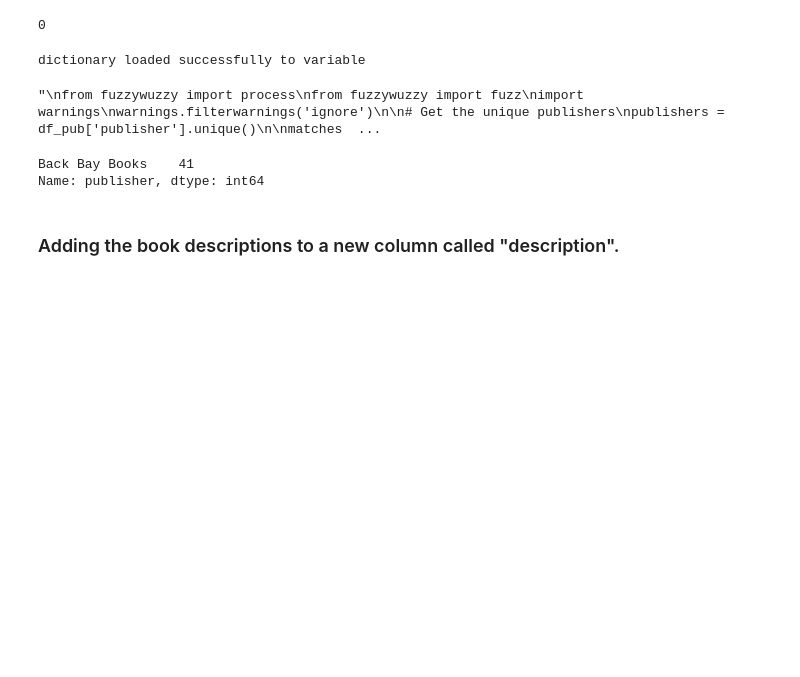
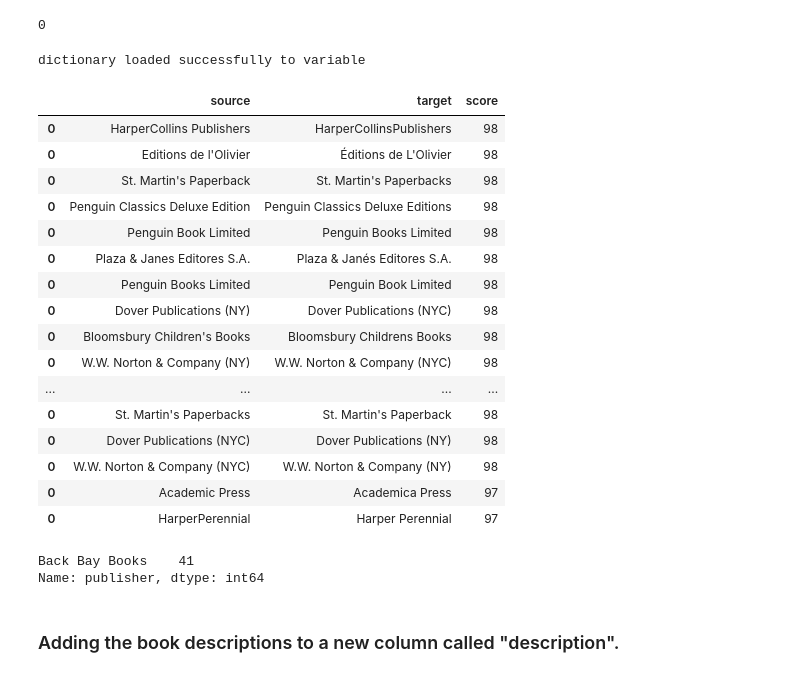
Before and after one commit to berkayersoy/Project6_Books, a Jupyter notebook: books_project.ipynb, the cells around one changed output. Drawn from its saved outputs; the diff is of its cells as text; code cells hidden in the pictures; blank space fills up the shorter version.

Commit message:
updated books_machine_learning with comments

```diff
--- a/books_project.ipynb
+++ b/books_project.ipynb
@@ -259,28 +256,44 @@ df['genre'] = df['bookID'].astype(str).map(final_genres_dictionary)
 # df_pub means DataFrame publishers, I will try to fix the publishers on this variable.
 df_pub = df
 # %%
-'''
+
 from fuzzywuzzy import process
 from fuzzywuzzy import fuzz
 import warnings
 warnings.filterwarnings('ignore')
 
 # Get the unique publishers
 publishers = df_pub['publisher'].unique()
 
 matches = pd.DataFrame(columns=['source', 'target', 'score'])
 
 for i, source in enumerate(publishers):
     targets = [p for j, p in enumerate(publishers) if j != i]
     results = process.extract(source, targets, scorer=fuzz.token_sort_ratio)
-    matches = matches.append(pd.DataFrame({'source': source, 'target': [r[0] for r in results], 'score': [r[1] for r in results]}))
+    matches = matches.append(pd.DataFrame({'source': source,
+    'target': [r[0] for r in results], 'score': [r[1] for r in results]}))
 
 matches_filtered = matches[matches['score'] < 100]
 matches_sorted = matches_filtered.sort_values(by='score', ascending=False)
 matches_sorted.head(20)
-'''
 # %% [output]
-"\nfrom fuzzywuzzy import process\nfrom fuzzywuzzy import fuzz\nimport warnings\nwarnings.filterwarnings('ignore')\n\n# Get the unique publishers\npublishers = df_pub['publisher'].unique()\n\nmatches  ...
+|  | source | target | score |
+| 0 | HarperCollins Publishers | HarperCollinsPublishers | 98 |
+| 0 | Editions de l'Olivier | Éditions de L'Olivier | 98 |
+| 0 | St. Martin's Paperback | St. Martin's Paperbacks | 98 |
+| 0 | Penguin Classics Deluxe Edition | Penguin Classics Deluxe Editions | 98 |
+| 0 | Penguin Book Limited | Penguin Books Limited | 98 |
+| 0 | Plaza & Janes Editores S.A. | Plaza & Janés Editores S.A. | 98 |
+| 0 | Penguin Books Limited | Penguin Book Limited | 98 |
+| 0 | Dover Publications (NY) | Dover Publications (NYC) | 98 |
+| 0 | Bloomsbury Children's Books | Bloomsbury Childrens Books | 98 |
+| 0 | W.W. Norton & Company (NY) | W.W. Norton & Company (NYC) | 98 |
+| ... | ... | ... | ... |
+| 0 | St. Martin's Paperbacks | St. Martin's Paperback | 98 |
+| 0 | Dover Publications (NYC) | Dover Publications (NY) | 98 |
+| 0 | W.W. Norton & Company (NYC) | W.W. Norton & Company (NY) | 98 |
+| 0 | Academic Press | Academica Press | 97 |
+| 0 | HarperPerennial | Harper Perennial | 97 |
 # %%
 # Fixing publisher names
 
```
Also changed, not shown: parts of 10 cells of this notebook, 1 other file.
